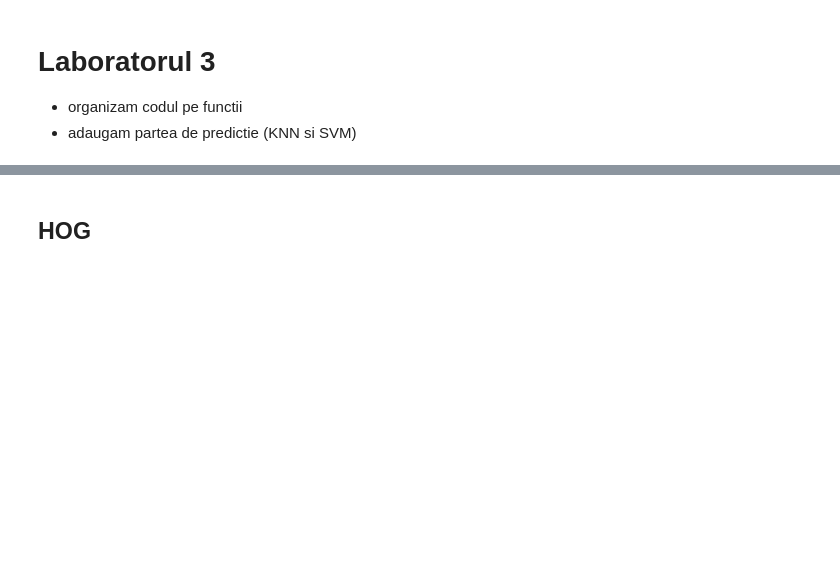
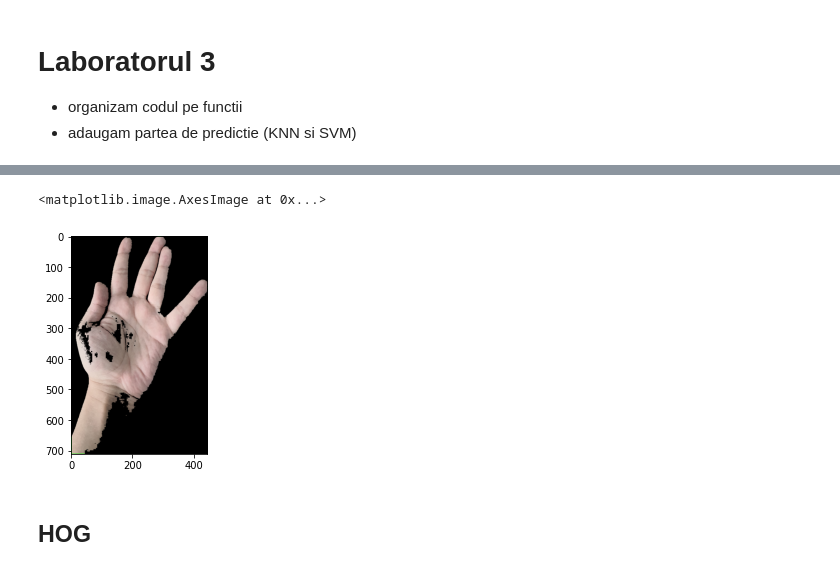
Before and after one commit to teodora-vaman/Sign-Rcognition, a Jupyter notebook: sign_recon3.ipynb, the cells around one changed output, grey strips where cells are left out. Saved outputs shown, nothing was run; the diff lists cells and outputs as text; code cells hidden in the pictures; blank space fills up the shorter version.

```diff
--- a/sign_recon3.ipynb
+++ b/sign_recon3.ipynb
@@ -413,33 +416,38 @@ def segmentare_imagine(img):
   dreptunghi = None
   maxArea = 0
   indice = 0
   for i,cont in enumerate(contours):
     tmp = cv2.boundingRect(cont)
     if maxArea < tmp[2] * tmp[3]:
       maxArea = tmp[2] * tmp[3]
       dreptunghi = tmp
       indice = i
 
   dr = dreptunghi
   cv2.rectangle(img_copy,(dr[0],dr[1]),(dr[0]+dr[2],dr[1]+dr[3]),(0,255,0),2)
 
   # redimensionare imagine dupa bbox gasit
   img_copy = img_copy[dreptunghi[1]:dreptunghi[1]+dreptunghi[3],dreptunghi[0]:dreptunghi[0] + dreptunghi[2]]
   mask = mask[dreptunghi[1]:dreptunghi[1]+dreptunghi[3],dreptunghi[0]:dreptunghi[0] + dreptunghi[2]]
 
   # plt.figure()
   # plt.imshow(img_copy)
 
   # segmentarea
   img_copy[mask==0] = 0
 
   # plt.figure()
   # plt.imshow(img_copy)
 
   return img_copy
 
 
 new_img = segmentare_imagine(train[0][0])
+plt.figure()
+plt.imshow (new_img,cmap='gray')
+# %% [output]
+<matplotlib.image.AxesImage at 0x...>
+[figure, added]
 # %% [markdown]
 ## HOG
 # %%
```
Also changed, not shown: parts of 1 cell of this notebook, 1 other file.
